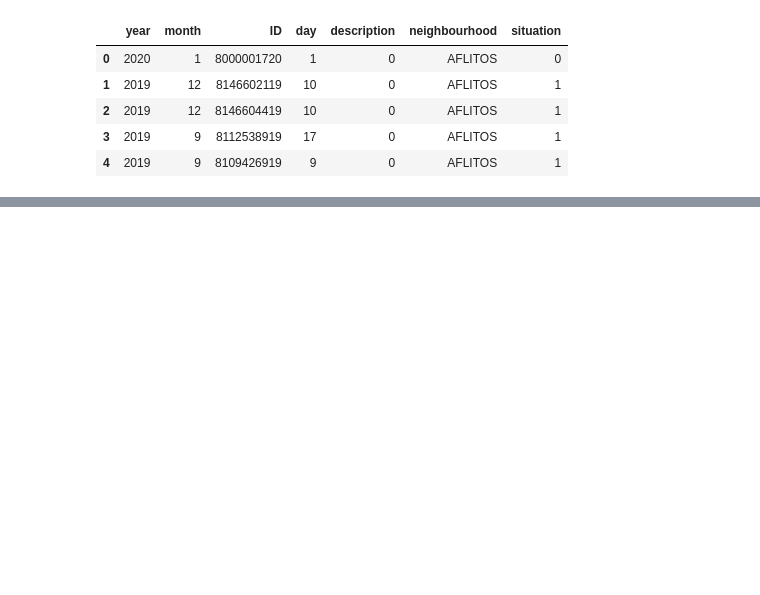
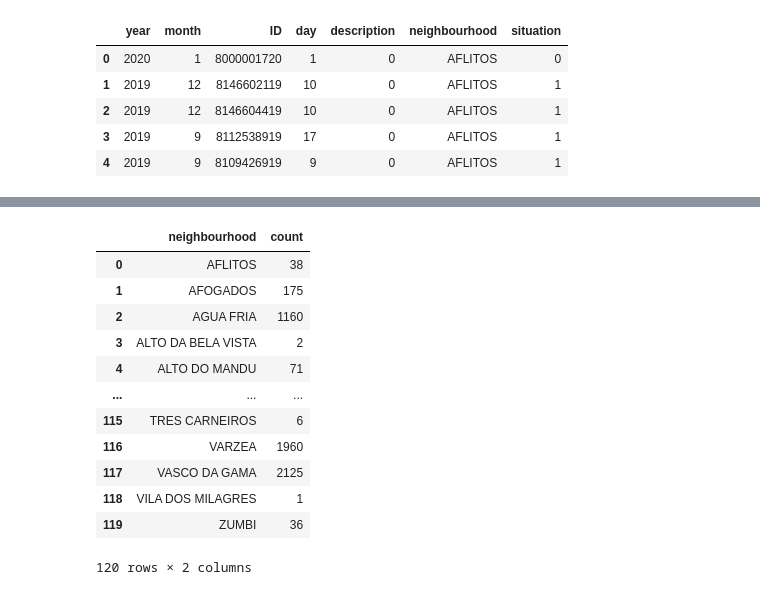
Before and after one commit to Rpinto02/RecifeLandSlidings, a Jupyter notebook: Solicitations_preparation.ipynb, the cells around one changed output, grey strips where cells are left out. Saved outputs shown, nothing was run; the diff lists cells and outputs as text; code cells hidden in the pictures; blank space fills up the shorter version.

```diff
--- a/Solicitations_preparation.ipynb
+++ b/Solicitations_preparation.ipynb
@@ -207,0 +254,17 @@ solicitations.head()
+# %%
+locations = solicitations.groupby(['neighbourhood']).size().reset_index().rename(columns={0:'count'})
+locations
+# %% [output]
+|  | neighbourhood | count |
+| 0 | AFLITOS | 38 |
+| 1 | AFOGADOS | 175 |
+| 2 | AGUA FRIA | 1160 |
+| 3 | ALTO DA BELA VISTA | 2 |
+| 4 | ALTO DO MANDU | 71 |
+| ... | ... | ... |
+| 115 | TRES CARNEIROS | 6 |
+| 116 | VARZEA | 1960 |
+| 117 | VASCO DA GAMA | 2125 |
+| 118 | VILA DOS MILAGRES | 1 |
+| 119 | ZUMBI | 36 |
+120 rows × 2 columns
```
Also changed, not shown: parts of 23 cells of this notebook, 6 other files.
